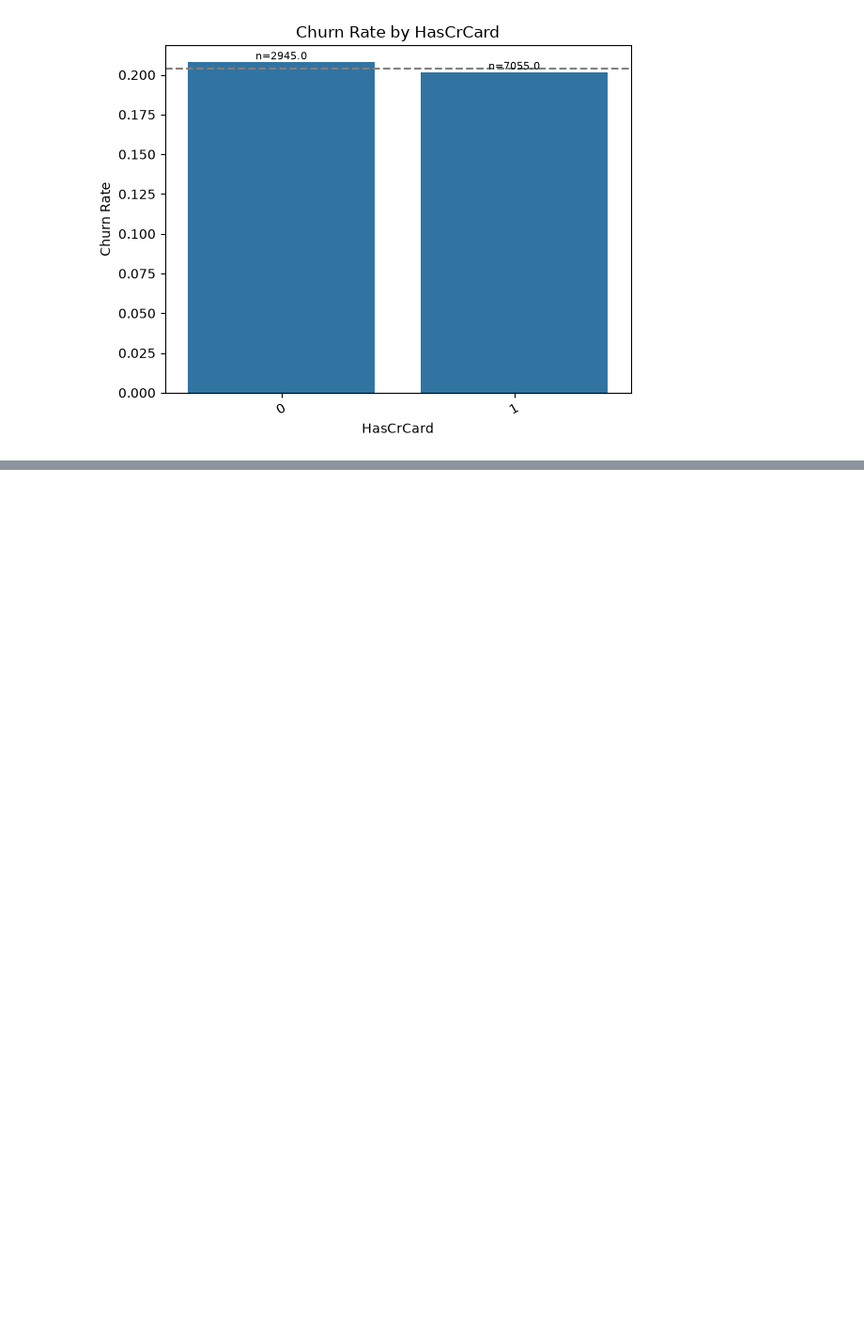
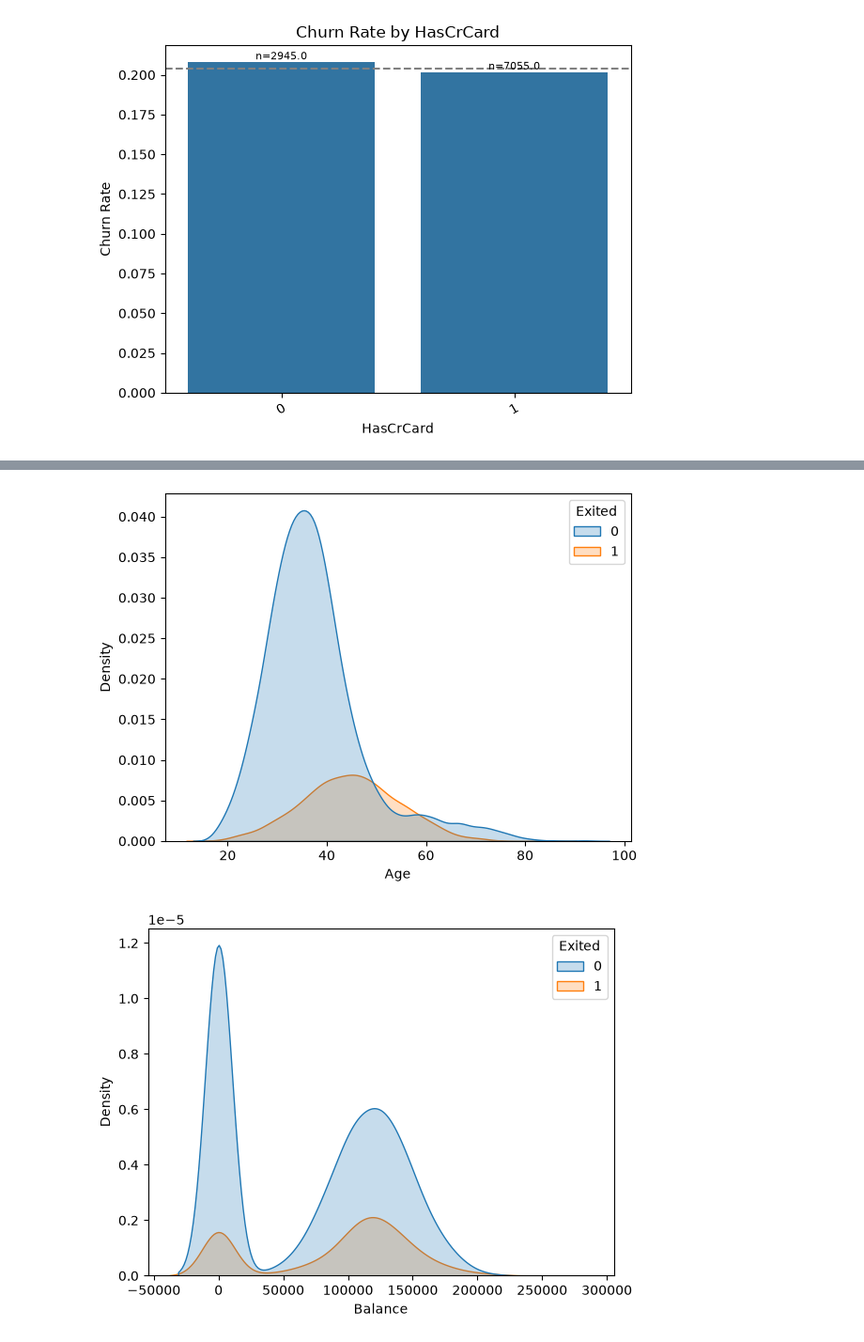
Before and after one commit to bhalekarsiddhesh45-sys/bank-customer-churn-prediction, a Jupyter notebook: python/EDA.ipynb, the cells around one changed output, grey strips where cells are left out. Shown at 94% size. Saved outputs shown, nothing was run; the diff lists cells and outputs as text; code cells hidden in the pictures; blank space fills up the shorter version.

```diff
--- a/python/EDA.ipynb
+++ b/python/EDA.ipynb
@@ -54,0 +94,26 @@ for c in ["Geography", "Gender", "NumOfProducts",
+# %%
+# Age distribution by churn
+sns.kdeplot(data=df, x="Age", hue="Exited", fill=True)
+plt.show()
+
+# Balance distribution by churn
+sns.kdeplot(data=df, x="Balance", hue="Exited", fill=True)
+plt.show()
+
+# Age boxplot
+sns.boxplot(data=df, x="Exited", y="Age")
+plt.show()
+
+# Age vs Balance (sample for speed)
+sample = df.sample(min(2000, len(df)), random_state=42)
+
+sns.scatterplot(
+    data=sample,
+    x="Age",
+    y="Balance",
+    hue="Exited"
+)
+plt.show()
+# %% [output]
+[figure, added]
+[figure, added]
```
Also changed, not shown: parts of 6 cells of this notebook.
